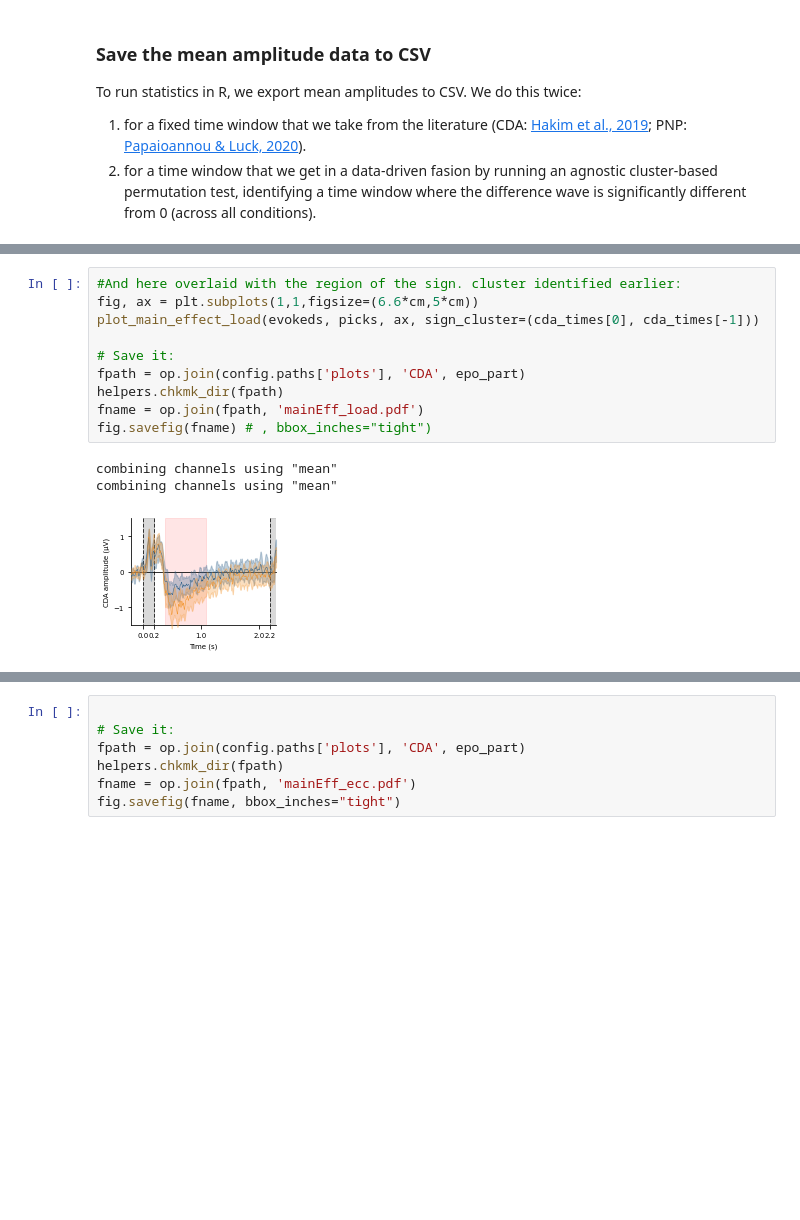
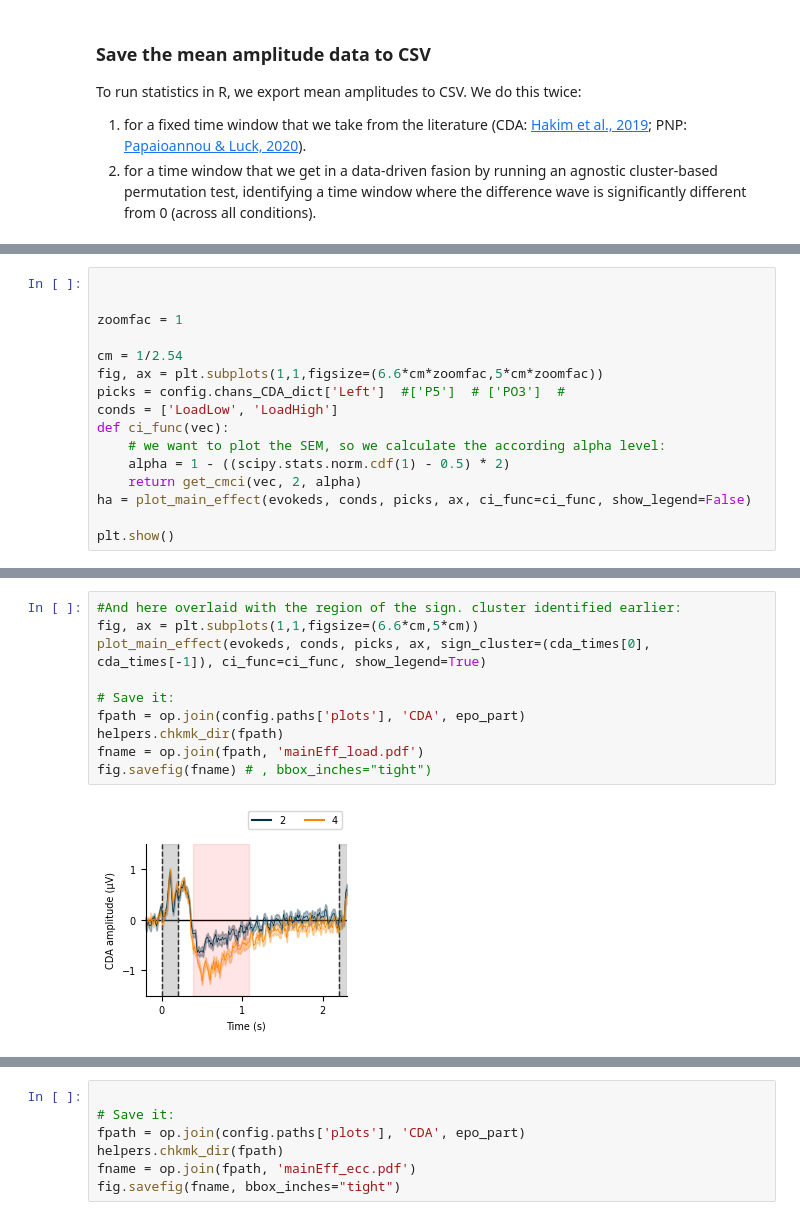
Before and after one commit to eioe/vMemEcc-Analyses, a Jupyter notebook: Analyses_Py/Pipeline_clean/03.0_calculate_ERPs.ipynb, the cells around one changed output, grey strips where cells are left out. Saved outputs shown, nothing was run; the diff lists cells and outputs as text; blank space fills up the shorter version.

Commit message:
add cmci stuff

```diff
--- a/Analyses_Py/Pipeline_clean/03.0_calculate_ERPs.ipynb
+++ b/Analyses_Py/Pipeline_clean/03.0_calculate_ERPs.ipynb
@@ -644,0 +674,16 @@ findfont: Font family ['Helvetica'] not found. Falling back to DejaVu Sans.
+# %%
+
+
+zoomfac = 1
+
+cm = 1/2.54
+fig, ax = plt.subplots(1,1,figsize=(6.6*cm*zoomfac,5*cm*zoomfac))
+picks = config.chans_CDA_dict['Left']  #['P5']  # ['PO3']  #
+conds = ['LoadLow', 'LoadHigh']
+def ci_func(vec):
+    # we want to plot the SEM, so we calculate the according alpha level:
+    alpha = 1 - ((scipy.stats.norm.cdf(1) - 0.5) * 2)
+    return get_cmci(vec, 2, alpha)
+ha = plot_main_effect(evokeds, conds, picks, ax, ci_func=ci_func, show_legend=False)
+
+plt.show()
@@ -645,16 +692,14 @@ findfont: Font family ['Helvetica'] not found. Falling back to DejaVu Sans.
 # %%
 #And here overlaid with the region of the sign. cluster identified earlier:
 fig, ax = plt.subplots(1,1,figsize=(6.6*cm,5*cm))
-plot_main_effect_load(evokeds, picks, ax, sign_cluster=(cda_times[0], cda_times[-1]))
+plot_main_effect(evokeds, conds, picks, ax, sign_cluster=(cda_times[0], cda_times[-1]), ci_func=ci_func, show_legend=True)
 
 # Save it:
 fpath = op.join(config.paths['plots'], 'CDA', epo_part)
 helpers.chkmk_dir(fpath)
 fname = op.join(fpath, 'mainEff_load.pdf')
 fig.savefig(fname) # , bbox_inches="tight")
 # %% [output]
-combining channels using "mean"
-combining channels using "mean"
-[figure, old version]
+[figure, new version]
 # %%
 # plot main effect ecc:
```
Also changed, not shown: parts of 19 cells of this notebook.
